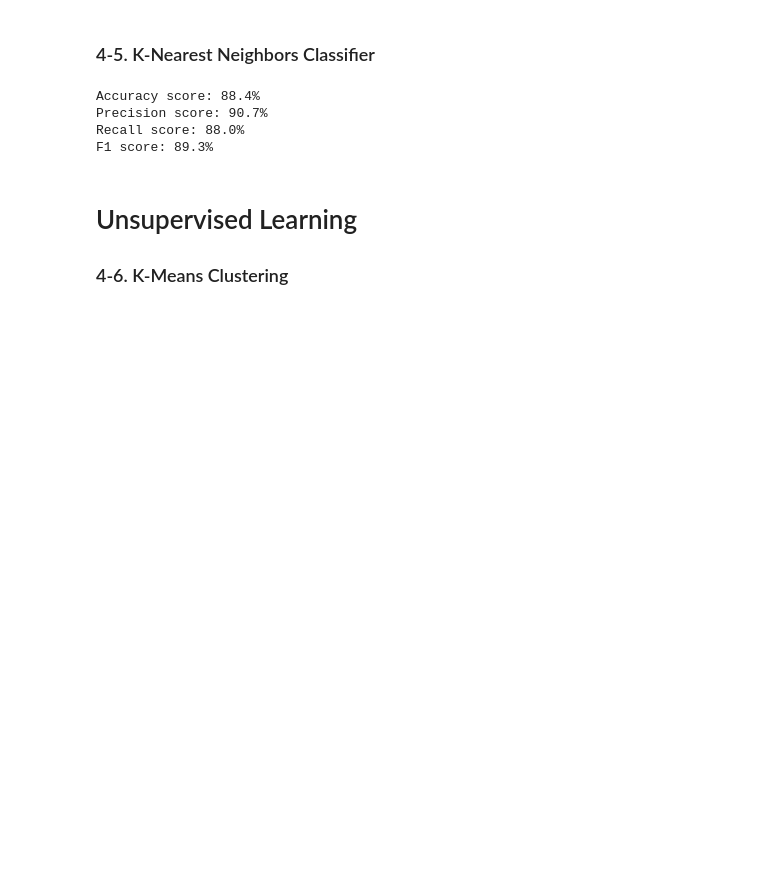
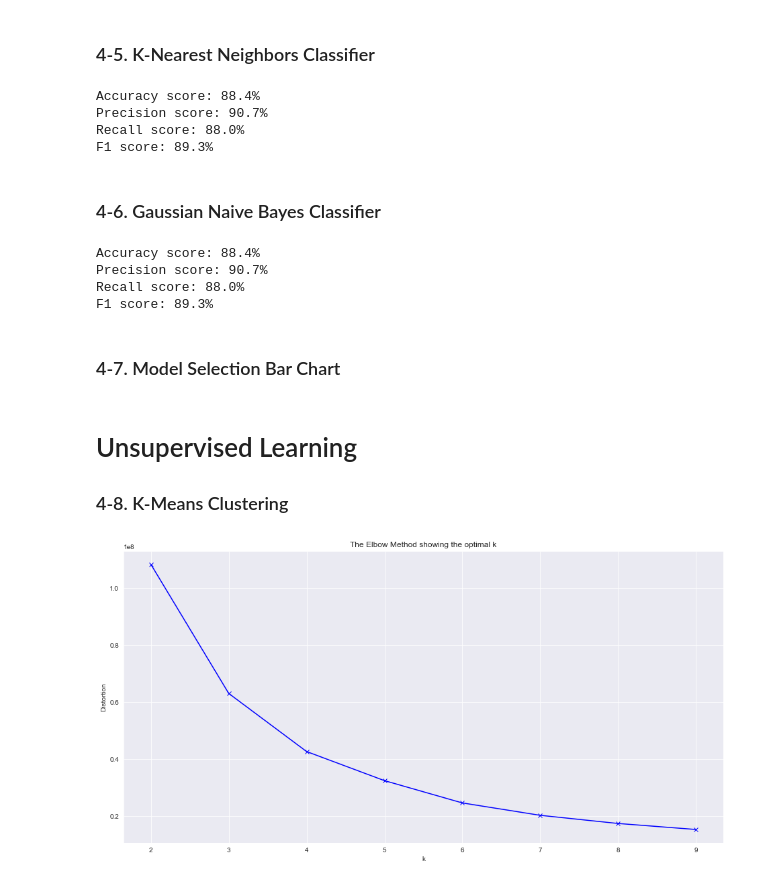
Before and after one commit to lotlouischoitslab/Airline_Satisfaction, a Jupyter notebook: airline_satisfication.ipynb, the cells around one changed output. Drawn from its saved outputs; the diff is of its cells as text; code cells hidden in the pictures; blank space fills up the shorter version.

```diff
--- a/airline_satisfication.ipynb
+++ b/airline_satisfication.ipynb
@@ -510,6 +526,39 @@ Accuracy score: 88.4%
 Precision score: 90.7%
 Recall score: 88.0%
 F1 score: 89.3%
+# %% [markdown]
+### 4-6. Gaussian Naive Bayes Classifier
+# %%
+nb_model = GaussianNB()
+nb_model.fit(X_train, y_train)
+y_pred_nb = knn_model.predict(X_test)
+# %%
+print(f"Accuracy score: {accuracy_score(y_test, y_pred_nb)*100:0.1f}%")
+print(f"Precision score: {precision_score(y_test, y_pred_nb)*100:0.1f}%")
+print(f"Recall score: {recall_score(y_test, y_pred_nb)*100:0.1f}%")
+print(f"F1 score: {f1_score(y_test, y_pred_nb)*100:0.1f}%")
+# %% [output]
+Accuracy score: 88.4%
+Precision score: 90.7%
+Recall score: 88.0%
+F1 score: 89.3%
+# %% [markdown]
+### 4-7. Model Selection Bar Chart
 # %% [markdown]
 # Unsupervised Learning
-### 4-6. K-Means Clustering
+### 4-8. K-Means Clustering
+# %%
+distortions = []
+for k in K:
+    kmean_model = KMeans(n_clusters=k)
+    kmean_model.fit(X_train)
+    distortions.append(kmean_model.inertia_)
+
+plt.figure(figsize=(16,8))
+plt.plot(K, distortions, 'bx-')
+plt.xlabel('k')
+plt.ylabel('Distortion')
+plt.title('The Elbow Method showing the optimal k')
+plt.show()
+# %% [output]
+[figure, added]
```
Also changed, not shown: parts of 9 cells of this notebook, 1 other file.
